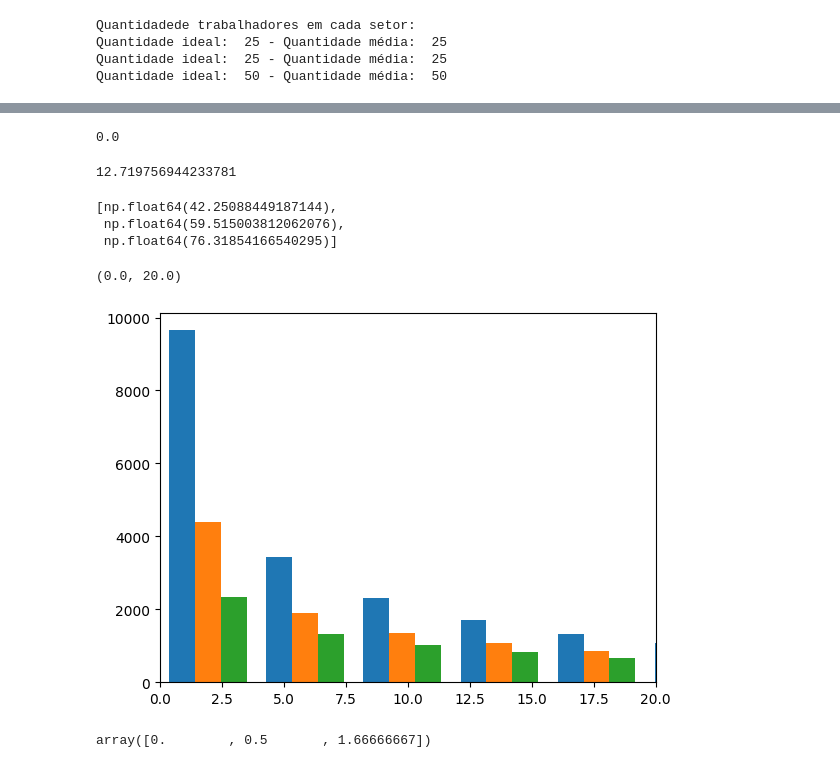
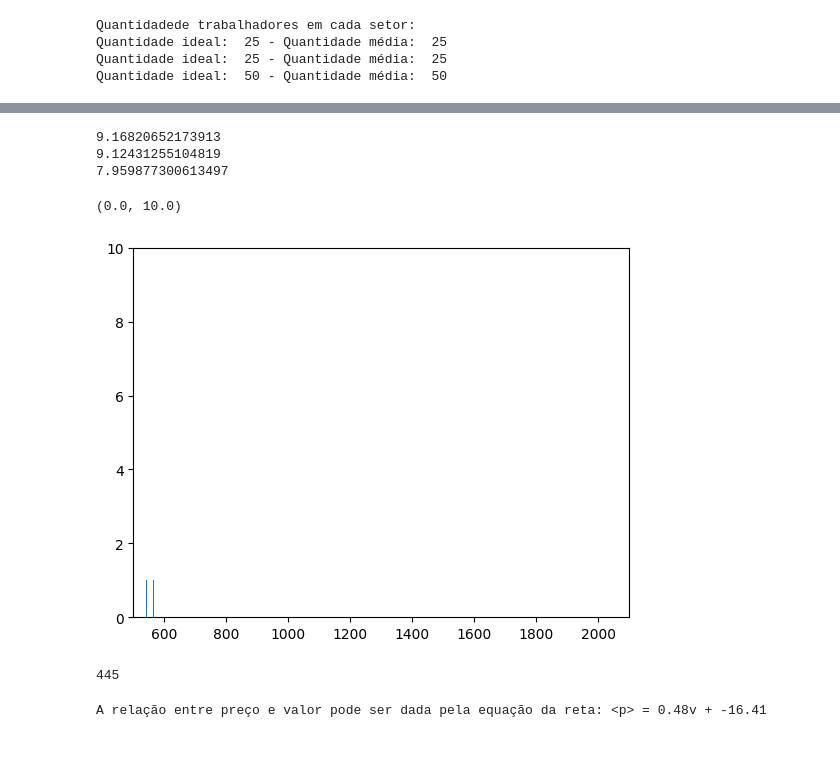
Before and after one commit to jdansb/jdansb.github.io, a Jupyter notebook: Econofisica/aproximacao_estatistica_da_lei_do_valor.ipynb, the cells around one changed output, grey strips where cells are left out. Cells and saved outputs as stored; diff of their text form; code cells hidden in the pictures.

```diff
--- a/Econofisica/aproximacao_estatistica_da_lei_do_valor.ipynb
+++ b/Econofisica/aproximacao_estatistica_da_lei_do_valor.ipynb
@@ -490,35 +480,28 @@ Obviamente os extremos deveriam cair sobre a reta pois construímos a reta assim
-# %%
-k=0
-c=0
-for x in bkup2[2]:
-  c+=1
-  if (x==0):
-    k+=1
-print(k/c)
-# %% [output]
-0.0
 # %%
-din=0;val=0;x=2
-for k in range(len(bkup2[x])):
-  if(bkup2[x][k]!=0):
-    din+=bkup2[x][k]
-    val+=Producao[x]
-print(din/val)
+for x in range(3):
+  din=0;val=0
+  for k in range(len(bkup2[x])):
+    if(bkup2[x][k]!=0):
+     din+=bkup2[x][k]
+     val+=Producao[x]
+  print(din/val)
 # %% [output]
-12.719756944233781
+9.16820652173913
+9.12431255104819
+7.959877300613497
-# %%
-medias
-# %% [output]
-[np.float64(42.25088449187144),
- np.float64(59.515003812062076),
- np.float64(76.31854166540295)]
 # %%
-plt.hist(bkup2,bins=500)
-plt.xlim(0,20)
+plt.hist(bkup2,bins=100)
+plt.xlim(500,2100)
+plt.ylim(0,10)
 # %% [output]
-(0.0, 20.0)
+(0.0, 10.0)
-[figure, old version]
+[figure, new version]
-# %%
-D[0]
-# %% [output]
-array([0.        , 0.5       , 1.66666667])
+# %%
+max(bkup2[1])
+# %% [output]
+445
+# %%
+m, b = np.polyfit(medias, Producao, 1)
+print(f"A relação entre preço e valor pode ser dada pela equação da reta: <p> = {m:.2f}v + {b:.2f}")
+# %% [output]
+A relação entre preço e valor pode ser dada pela equação da reta: <p> = 0.48v + -16.41
```
Also changed, not shown: parts of 11 cells of this notebook.
